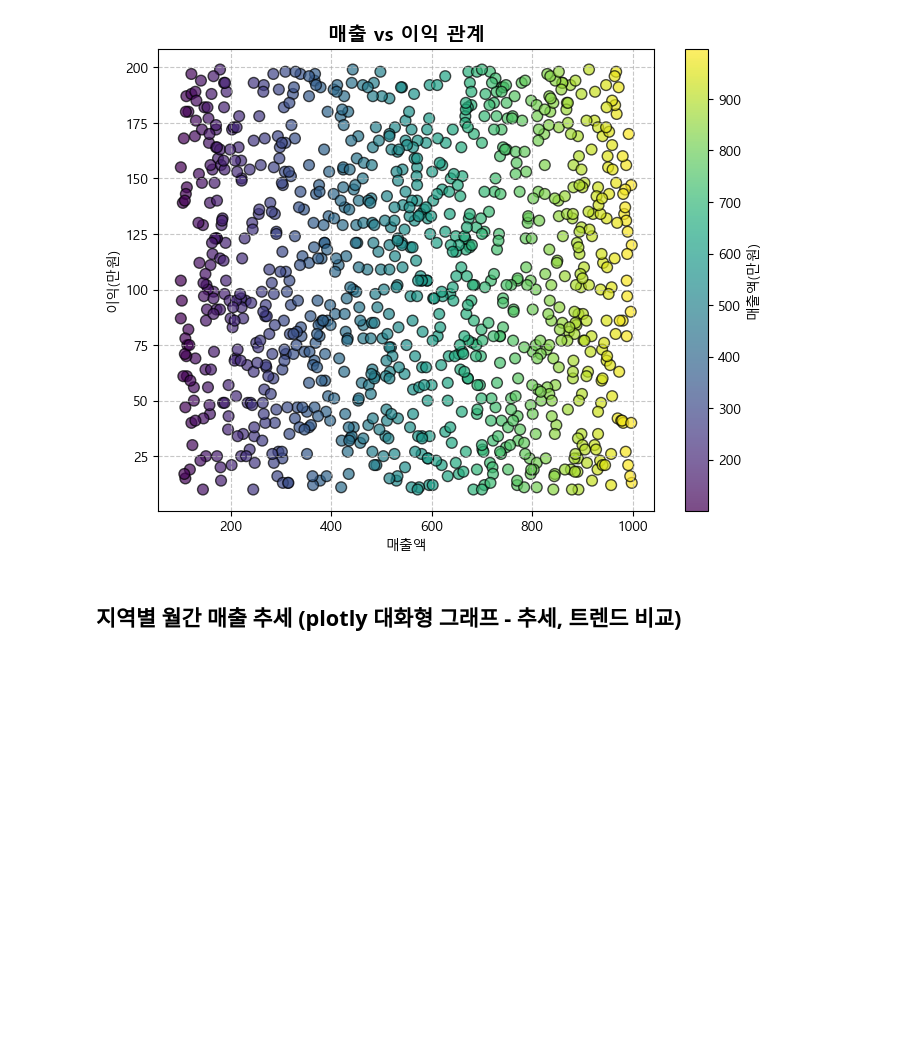
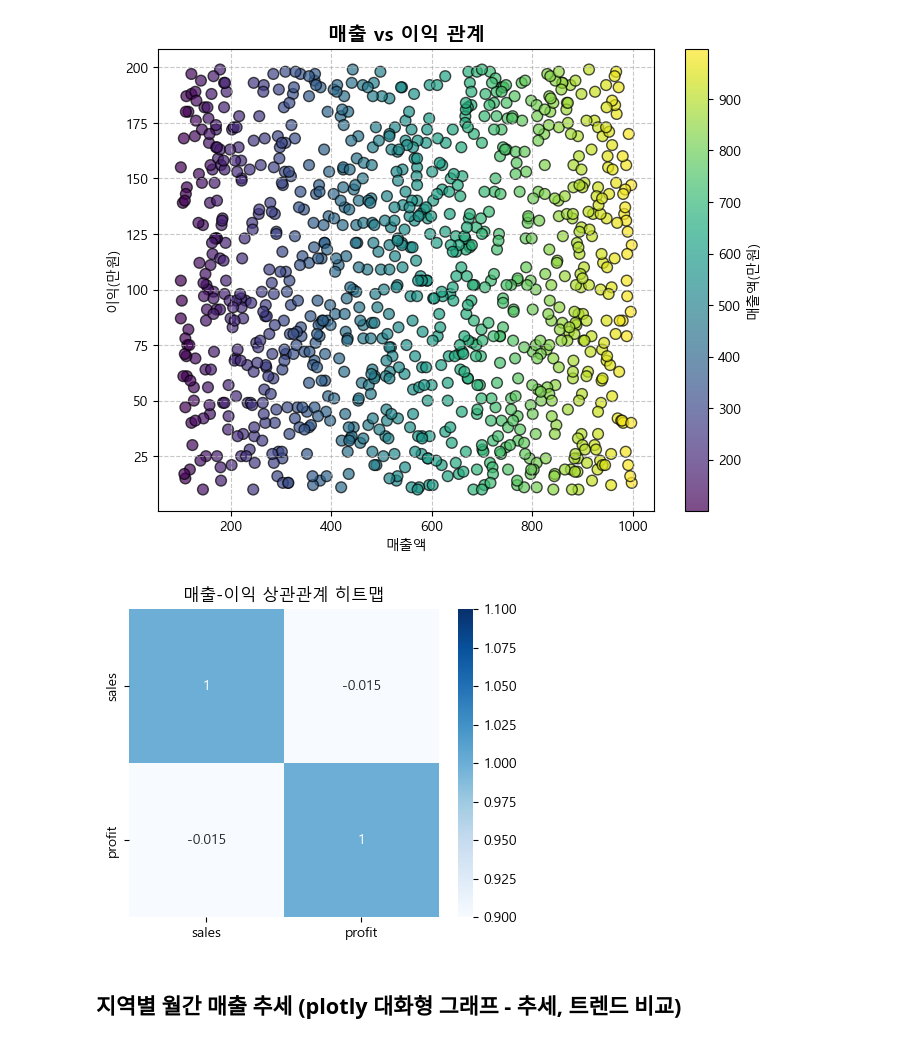
Before and after one commit to efforthye/human-ai, a Jupyter notebook: workspace/4-01) python_visualization.ipynb, the cells around one changed output. Saved outputs shown, nothing was run; the diff lists cells and outputs as text; code cells hidden in the pictures; blank space fills up the shorter version.

```diff
--- a/workspace/4-01) python_visualization.ipynb
+++ b/workspace/4-01) python_visualization.ipynb
@@ -118,6 +118,17 @@ plt.grid(True, linestyle='--', alpha=0.7)
 plt.show()
 # %% [output]
 [figure]
+# %%
+##
+plt.figure(figsize=(5,4))
+corr = df[['sales','profit']].corr()
+
+sns.heatmap(corr, annot=True, cmap='Blues', vmin=1, vmax=1)
+
+plt.title('매출-이익 상관관계 히트맵')
+plt.show()
+# %% [output]
+[figure, added]
 # %% [markdown]
 ## 지역별 월간 매출 추세 (plotly 대화형 그래프 - 추세, 트렌드 비교)
 # %%
```
Also changed, not shown: parts of 2 cells of this notebook, 4 other files.
